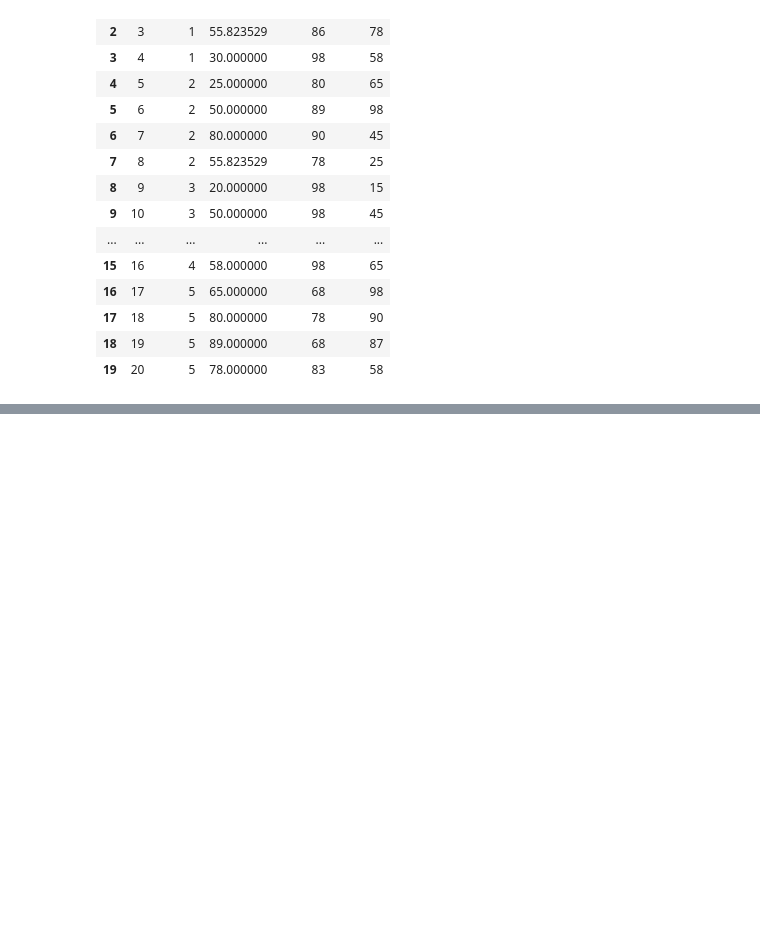
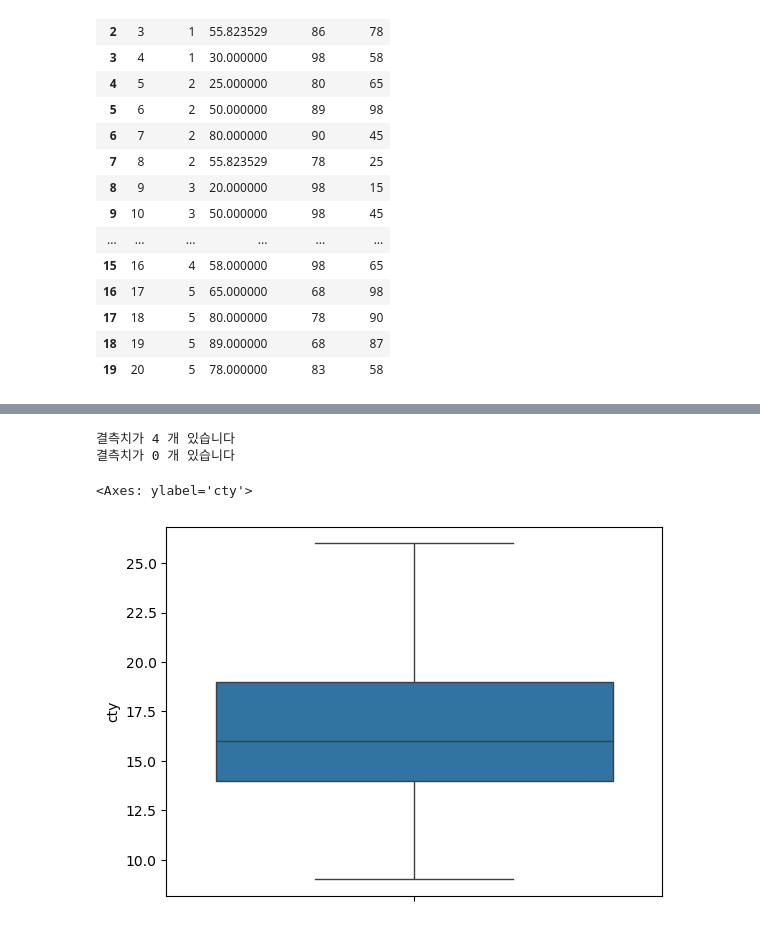
Before and after one commit to brave0duck/easy_python, a Jupyter notebook: z-07.ipynb, the cells around one changed output, grey strips where cells are left out. Cells and saved outputs as stored; diff of their text form; code cells hidden in the pictures; blank space fills up the shorter version.

```diff
--- a/z-07.ipynb
+++ b/z-07.ipynb
@@ -37,0 +113,36 @@ exam
+# %%
+# 혼자서 해보기
+
+# 극단값을 의도적으로 삽입한다
+mpg = pd.read_csv('mpg.csv')
+mpg.loc[[9,13,57,92],'drv'] = 'k'
+mpg.loc[[28,42,128,202],'cty'] = [3,4,39,42]
+
+# q1. drv에 이상치가 있는지 확인. 결측처리후 이상치가 사라졌는지 확인
+mpg['drv']  = np.where(mpg['drv'].isin(['f','r','4']), mpg['drv'],np.nan)
+print(f'결측치가 {int(mpg['drv'].isna().sum())} 개 있습니다')
+
+mpg = mpg.dropna(subset=['drv'])
+print(f'결측치가 {int(mpg['drv'].isna().sum())} 개 있습니다')
+# %% [output]
+결측치가 4 개 있습니다
+결측치가 0 개 있습니다
+# %%
+#q2. 상자그림을 이용해 cty가 이상치가 있는지 확인. 상자그림 기준으로 결측처리후 다시 상자그림을 그린다
+mpg = pd.read_csv('mpg.csv')
+
+pct25 = mpg['cty'].quantile(.25)
+pct75 = mpg['cty'].quantile(.75)
+iqr = pct75 - pct25
+extreme_low = pct25  - (iqr * 1.5)
+extreme_high = pct75 + (iqr* 1.5)
+
+mpg['cty'] = np.where((mpg['cty'] > extreme_high) | (mpg['cty'] < extreme_low) , np.nan, mpg['cty'])
+mpg['cty'].isna().sum()
+
+mpg = mpg.dropna(subset=['cty'])
+
+sns.boxplot(data=mpg, y='cty')
+# %% [output]
+<Axes: ylabel='cty'>
+[figure, added]
```
Also changed, not shown: parts of 6 cells of this notebook.
